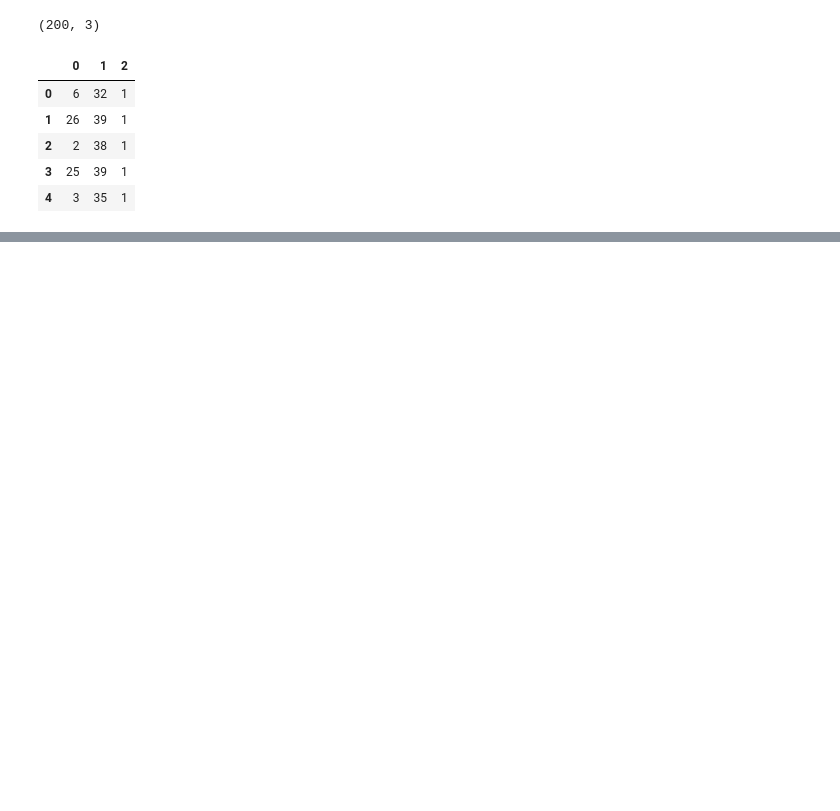
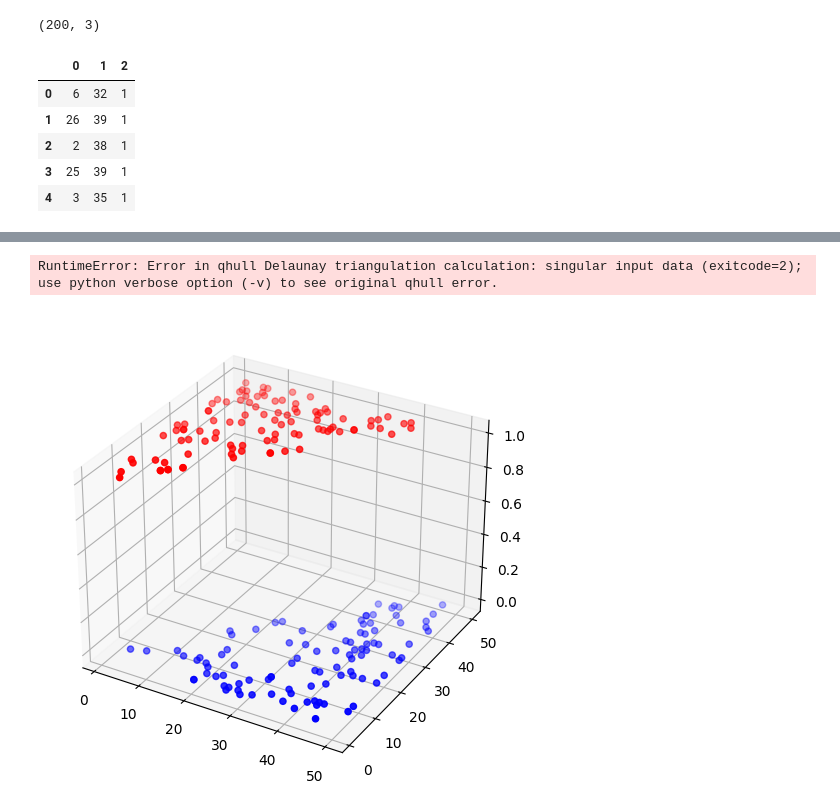
Before and after one commit to AbinashChetia/log_reg_ac, a Jupyter notebook: eg_logReg.ipynb, the cells around one changed output, grey strips where cells are left out. Drawn from its saved outputs; the diff is of its cells as text; code cells hidden in the pictures; blank space fills up the shorter version.

```diff
--- a/eg_logReg.ipynb
+++ b/eg_logReg.ipynb
@@ -44,0 +143,25 @@ test_x = utilsAC.normMinMax(test_x, mode='test', train_min=train_min, train_max=
+# %%
+plt.figure(figsize=(10, 6))
+ax = plt.axes(projection='3d')
+
+ax.scatter3D(
+    [data_x.iloc[i, 0] for i in range(len(data_x)) if data_y.iloc[i] == 1],
+    [data_x.iloc[i, 1] for i in range(len(data_x)) if data_y.iloc[i] == 1],
+    [i for i in data_y if i == 1], c='red', label='Positive Class')
+ax.scatter3D(
+    [data_x.iloc[i, 0] for i in range(len(data_x)) if data_y.iloc[i] != 1],
+    [data_x.iloc[i, 1] for i in range(len(data_x)) if data_y.iloc[i] != 1],
+    [i for i in data_y if i != 1], c='blue', label='Negative Class')
+
+x0 = np.linspace(start=data_x[0].min(), stop=data_x[0].max(), num=100)
+x1 = np.linspace(start=data_x[1].min(), stop=data_x[1].max(), num=100)
+ax.plot_trisurf(x0, x1, logReg1.predict(data_x),
+                alpha=0.5,
+                color='green',
+                abel='Decision Boundary')
+ax.set_xlabel('x1')
+ax.set_ylabel('x2')
+ax.set_zlabel('y')
+# %% [output]
+RuntimeError: Error in qhull Delaunay triangulation calculation: singular input data (exitcode=2); use python verbose option (-v) to see original qhull error.
+[figure, added]
```
Also changed, not shown: parts of 5 cells of this notebook, 1 other file.
